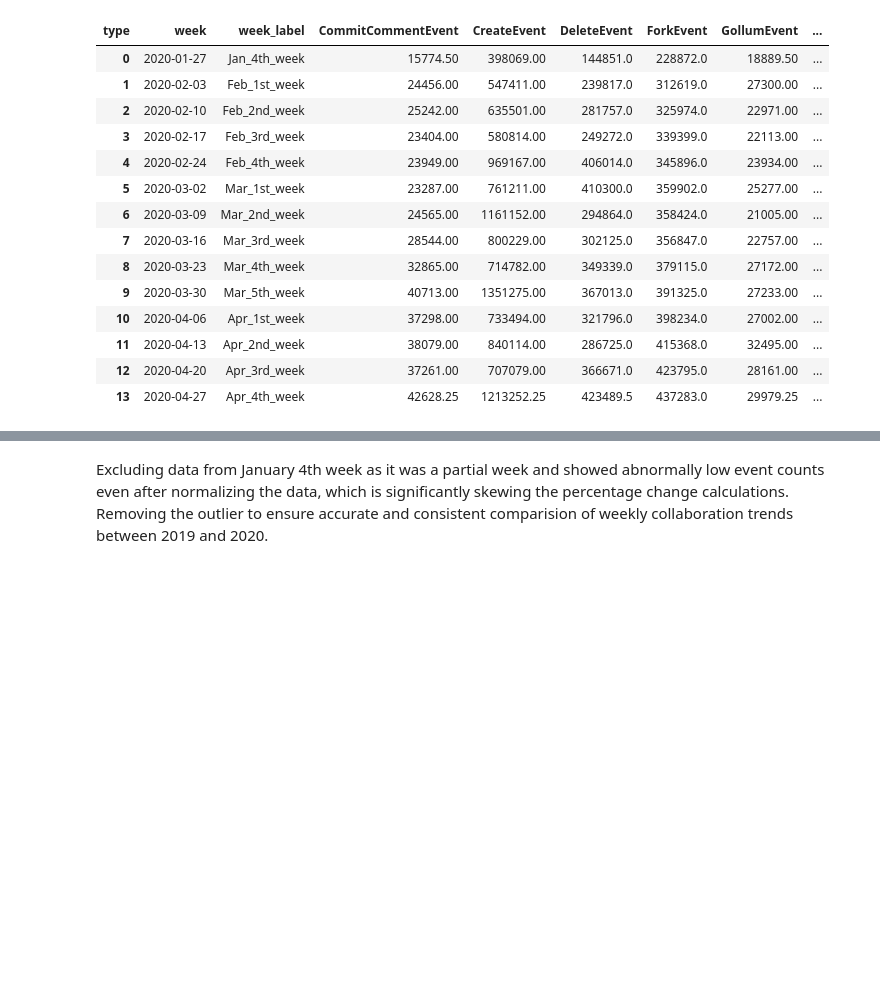
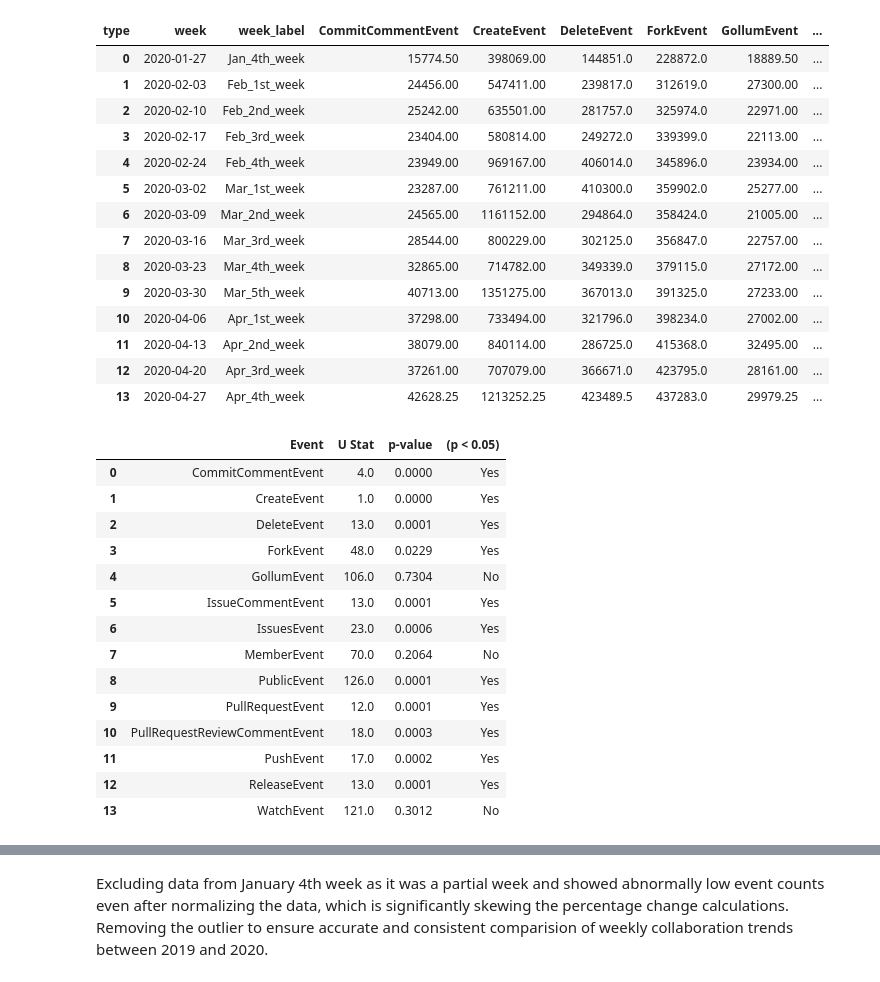
Before and after one commit to INFO-698-InfoSci-Capstone/future-work-social, a Jupyter notebook: src/collaboration_trends.ipynb, the cells around one changed output, grey strips where cells are left out. Cells and saved outputs as stored; diff of their text form; code cells hidden in the pictures; blank space fills up the shorter version.

```diff
--- a/analysis/Notebooks/collaboration_trends.ipynb
+++ b/src/collaboration_trends.ipynb
@@ -257,3 +258,47 @@ pivot_2020
 # saving the tables
 pivot_2019.to_csv('normalized_event_counts_2019.csv', index = False)
 pivot_2020.to_csv('normalized_event_counts_2020.csv', index = False)
+# %%
+counts_2019 = pd.read_csv('normalized_event_counts_2019.csv', index_col=0)
+counts_2020 = pd.read_csv('normalized_event_counts_2020.csv', index_col=0)
+# %%
+# making a list to store common events
+common_events = [col for col in counts_2019.columns if col not in ['week', 'week_label'] and col in counts_2020.columns]
+
+
+# list to store event results
+event_count_results = []
+
+for event in common_events:
+  vals_19 = counts_2019[event].dropna()
+  vals_20 = counts_2020[event].dropna()
+
+  stat, p = mannwhitneyu(vals_19, vals_20, alternative='two-sided')
+
+  event_count_results.append({
+      'Event': event,
+      'U Stat': stat,
+      'p-value': round(p, 4),
+      '(p < 0.05)': 'Yes' if p < 0.05 else 'No'
+      })
+# %%
+# converting results to a df
+event_count_results_df = pd.DataFrame(event_count_results)
+
+event_count_results_df
+# %% [output]
+|  | Event | U Stat | p-value | (p < 0.05) |
+| 0 | CommitCommentEvent | 4.0 | 0.0000 | Yes |
+| 1 | CreateEvent | 1.0 | 0.0000 | Yes |
+| 2 | DeleteEvent | 13.0 | 0.0001 | Yes |
+| 3 | ForkEvent | 48.0 | 0.0229 | Yes |
+| 4 | GollumEvent | 106.0 | 0.7304 | No |
+| 5 | IssueCommentEvent | 13.0 | 0.0001 | Yes |
+| 6 | IssuesEvent | 23.0 | 0.0006 | Yes |
+| 7 | MemberEvent | 70.0 | 0.2064 | No |
+| 8 | PublicEvent | 126.0 | 0.0001 | Yes |
+| 9 | PullRequestEvent | 12.0 | 0.0001 | Yes |
+| 10 | PullRequestReviewCommentEvent | 18.0 | 0.0003 | Yes |
+| 11 | PushEvent | 17.0 | 0.0002 | Yes |
+| 12 | ReleaseEvent | 13.0 | 0.0001 | Yes |
+| 13 | WatchEvent | 121.0 | 0.3012 | No |
```
Also changed, not shown: parts of 14 cells of this notebook, 12 other files.
